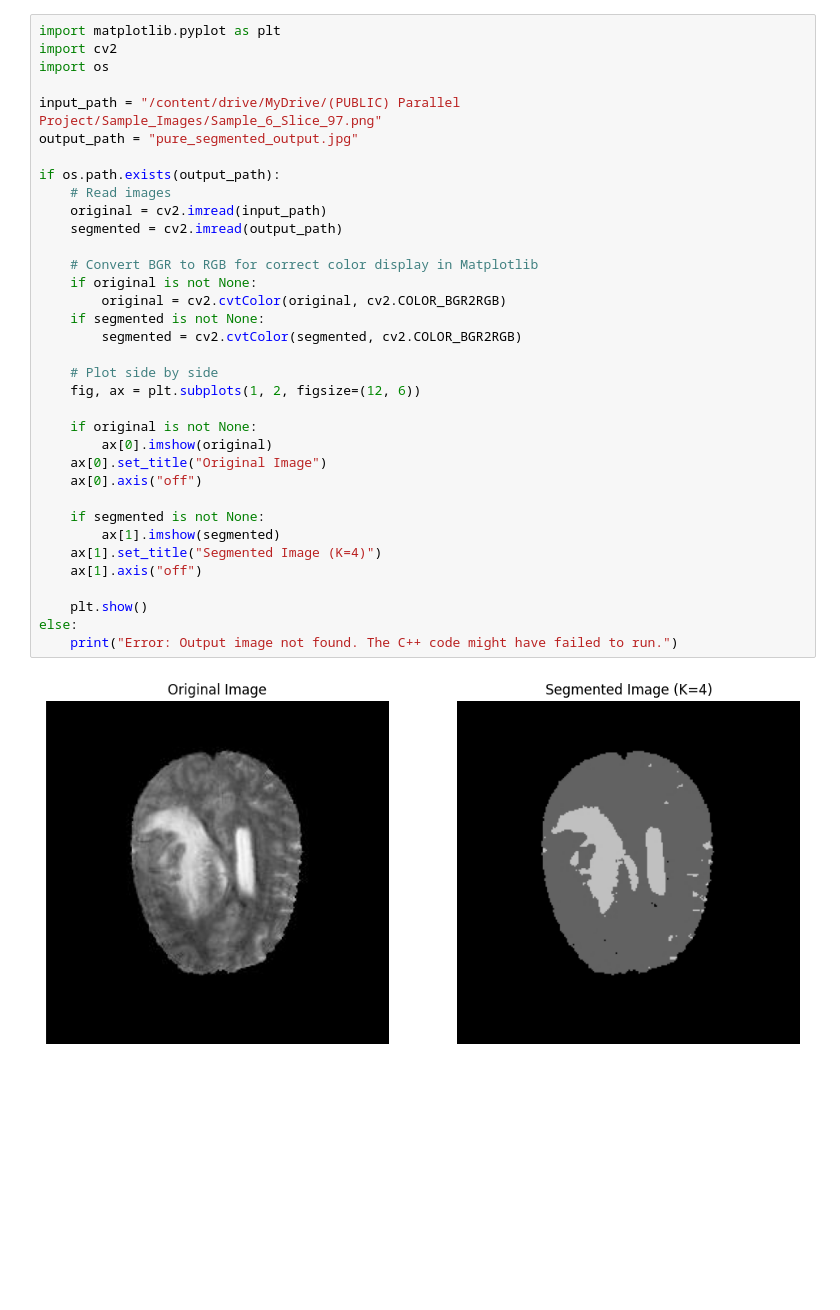
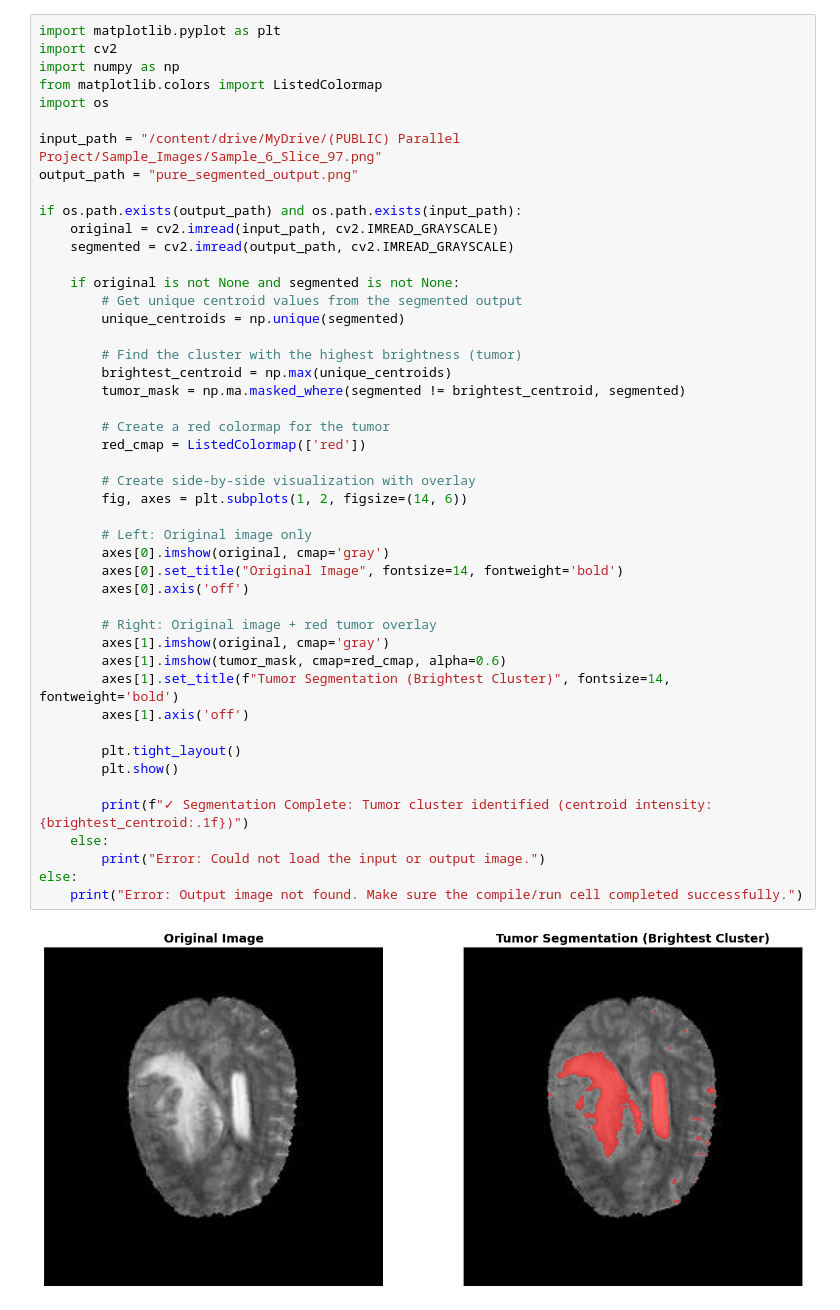
Before and after one commit to aliyounis33/CUDA-Parallelized-KMeans-Segmentation, a Jupyter notebook: Sequential_K_Means_Segmentation.ipynb, the cells around one changed output. Drawn from its saved outputs; the diff is of its cells as text; blank space fills up the shorter version.

Commit message:
Sequential: - Change from 3 Channel (RGB) to 1 Channel only (Grey) - Add computation time - Add segmentation over image

```diff
--- a/Sequential_K_Means_Segmentation.ipynb
+++ b/Sequential_K_Means_Segmentation.ipynb
@@ -305,37 +177,49 @@ Segmentation complete in 14 iterations.
 # %%
 import matplotlib.pyplot as plt
 import cv2
+import numpy as np
+from matplotlib.colors import ListedColormap
 import os
 
 input_path = "/content/drive/MyDrive/(PUBLIC) Parallel Project/Sample_Images/Sample_6_Slice_97.png"
-output_path = "pure_segmented_output.jpg"
+output_path = "pure_segmented_output.png"
 
-if os.path.exists(output_path):
-    # Read images
-    original = cv2.imread(input_path)
-    segmented = cv2.imread(output_path)
+if os.path.exists(output_path) and os.path.exists(input_path):
+    original = cv2.imread(input_path, cv2.IMREAD_GRAYSCALE)
+    segmented = cv2.imread(output_path, cv2.IMREAD_GRAYSCALE)
 
-    # Convert BGR to RGB for correct color display in Matplotlib
-    if original is not None:
-        original = cv2.cvtColor(original, cv2.COLOR_BGR2RGB)
-    if segmented is not None:
-        segmented = cv2.cvtColor(segmented, cv2.COLOR_BGR2RGB)
+    if original is not None and segmented is not None:
+        # Get unique centroid values from the segmented output
+        unique_centroids = np.unique(segmented)
 
-    # Plot side by side
-    fig, ax = plt.subplots(1, 2, figsize=(12, 6))
+        # Find the cluster with the highest brightness (tumor)
+        brightest_centroid = np.max(unique_centroids)
+        tumor_mask = np.ma.masked_where(segmented != brightest_centroid, segmented)
 
-    if original is not None:
-        ax[0].imshow(original)
-    ax[0].set_title("Original Image")
-    ax[0].axis("off")
+        # Create a red colormap for the tumor
+        red_cmap = ListedColormap(['red'])
 
-    if segmented is not None:
-        ax[1].imshow(segmented)
-    ax[1].set_title("Segmented Image (K=4)")
-    ax[1].axis("off")
+        # Create side-by-side visualization with overlay
+        fig, axes = plt.subplots(1, 2, figsize=(14, 6))
 
-    plt.show()
+        # Left: Original image only
+        axes[0].imshow(original, cmap='gray')
+        axes[0].set_title("Original Image", fontsize=14, fontweight='bold')
+        axes[0].axis('off')
+
+        # Right: Original image + red tumor overlay
+        axes[1].imshow(original, cmap='gray')
+        axes[1].imshow(tumor_mask, cmap=red_cmap, alpha=0.6)
+        axes[1].set_title(f"Tumor Segmentation (Brightest Cluster)", fontsize=14, fontweight='bold')
+        axes[1].axis('off')
+
+        plt.tight_layout()
+        plt.show()
+
+        print(f"✓ Segmentation Complete: Tumor cluster identified (centroid intensity: {brightest_centroid:.1f})")
+    else:
+        print("Error: Could not load the input or output image.")
 else:
-    print("Error: Output image not found. The C++ code might have failed to run.")
+    print("Error: Output image not found. Make sure the compile/run cell completed successfully.")
 # %% [output]
-[figure, old version]
+[figure, new version]
```
Also changed, not shown: parts of 5 cells of this notebook.
